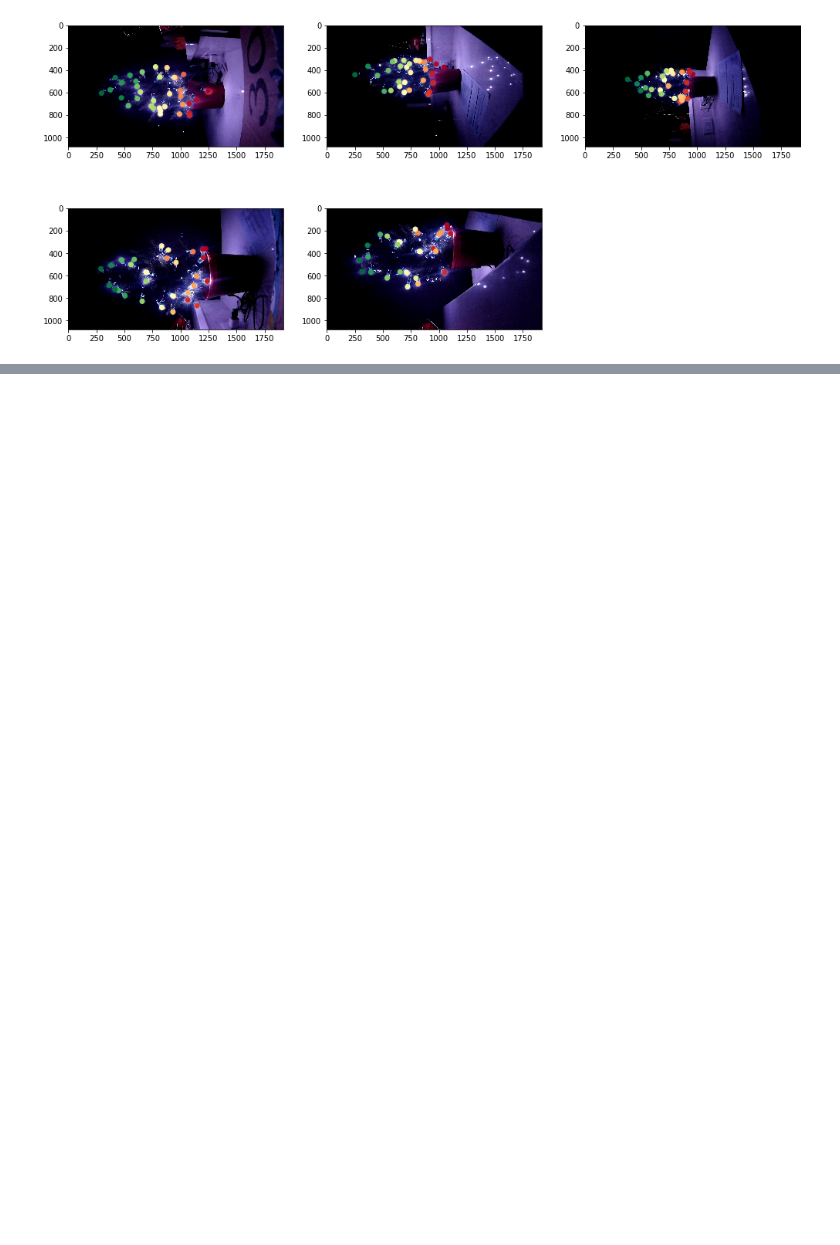
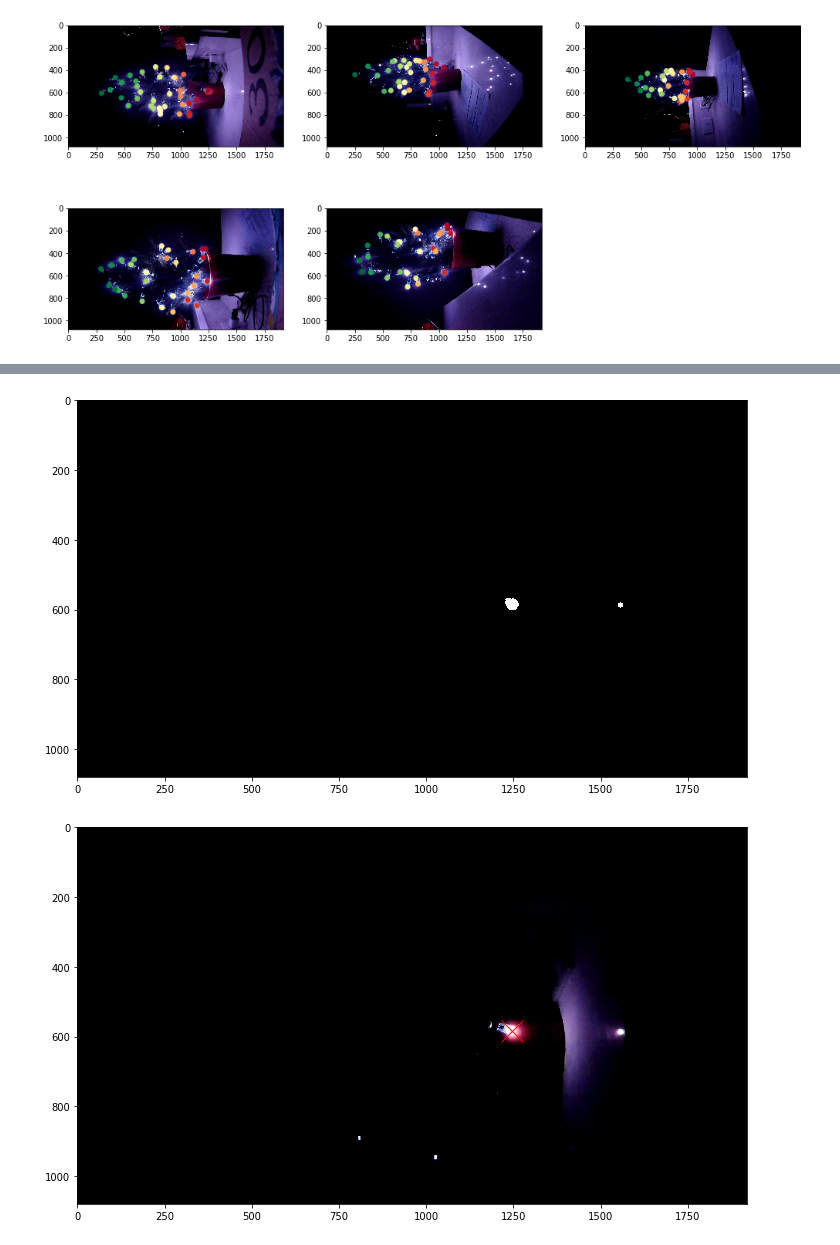
Before and after one commit to garamizo/xmas-lights, a Jupyter notebook: segment_lights.ipynb, the cells around one changed output, grey strips where cells are left out. Saved outputs shown, nothing was run; the diff lists cells and outputs as text; code cells hidden in the pictures; blank space fills up the shorter version.

```diff
--- a/segment_lights.ipynb
+++ b/segment_lights.ipynb
@@ -125,0 +113,10 @@ thresh = 240
+# %%
+# Show segmentation results
+td.set_time(time_start + td.flash_pattern_time[0])
+_, frame = td.read()
+
+td.segment(frame, viz_mode=1)
+td.segment(frame, viz_mode=2);
+# %% [output]
+[figure, added]
+[figure, added]
```
Also changed, not shown: parts of 11 cells of this notebook, 8 other files.
